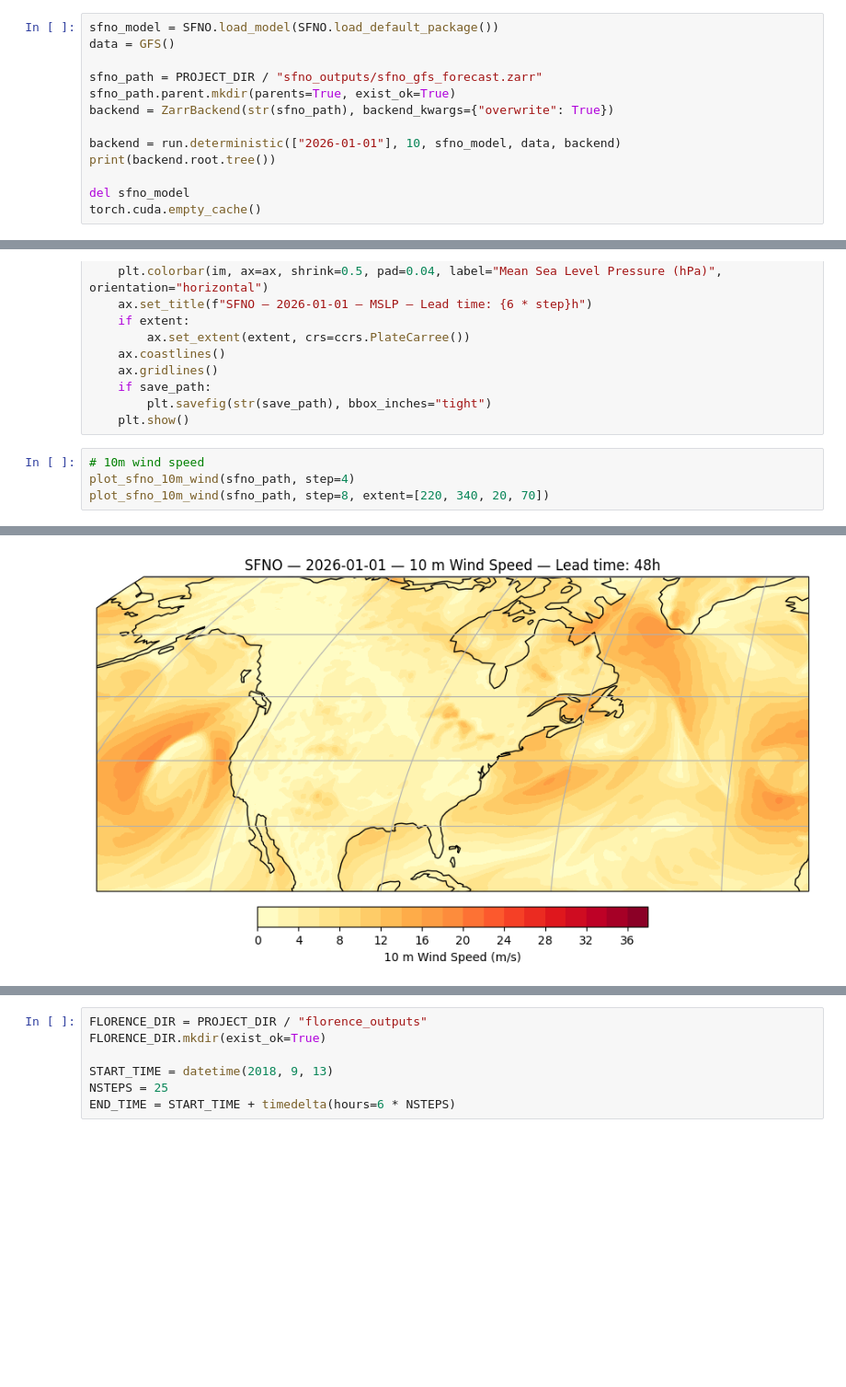
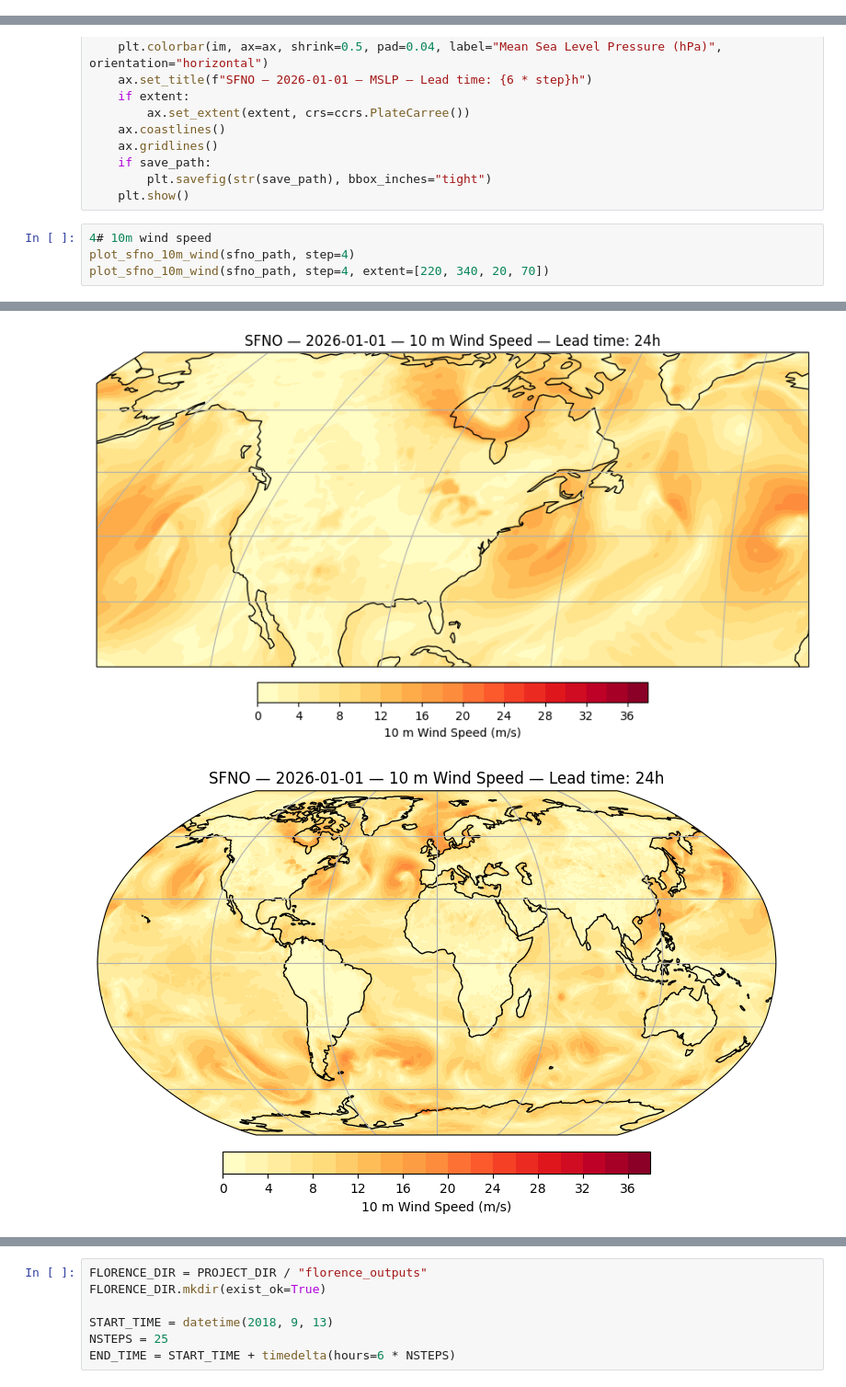
Before and after one commit to ChristianByars/Earth2, a Jupyter notebook: Earth2.ipynb, the cells around one changed output, grey strips where cells are left out. Shown at 92% size. Drawn from its saved outputs; the diff is of its cells as text; blank space fills up the shorter version.

```diff
--- a/Earth2.ipynb
+++ b/Earth2.ipynb
@@ -355,13 +157,0 @@ Inference complete
-# %%
-sfno_model = SFNO.load_model(SFNO.load_default_package())
-data = GFS()
-
-sfno_path = PROJECT_DIR / "sfno_outputs/sfno_gfs_forecast.zarr"
-sfno_path.parent.mkdir(parents=True, exist_ok=True)
-backend = ZarrBackend(str(sfno_path), backend_kwargs={"overwrite": True})
-
-backend = run.deterministic(["2026-01-01"], 10, sfno_model, data, backend)
-print(backend.root.tree())
-
-del sfno_model
-torch.cuda.empty_cache()
@@ -432,9 +199,10 @@ def plot_sfno_msl(zarr_path, step, extent=None, save_path=None):
         plt.savefig(str(save_path), bbox_inches="tight")
     plt.show()
 # %%
-# 10m wind speed
+4# 10m wind speed
 plot_sfno_10m_wind(sfno_path, step=4)
-plot_sfno_10m_wind(sfno_path, step=8, extent=[220, 340, 20, 70])
+plot_sfno_10m_wind(sfno_path, step=4, extent=[220, 340, 20, 70])
 # %% [output]
 [figure]
-[figure, old version]
+[figure, new version]
+[figure, added]
```
Also changed, not shown: parts of 23 cells of this notebook, 4 other files.
